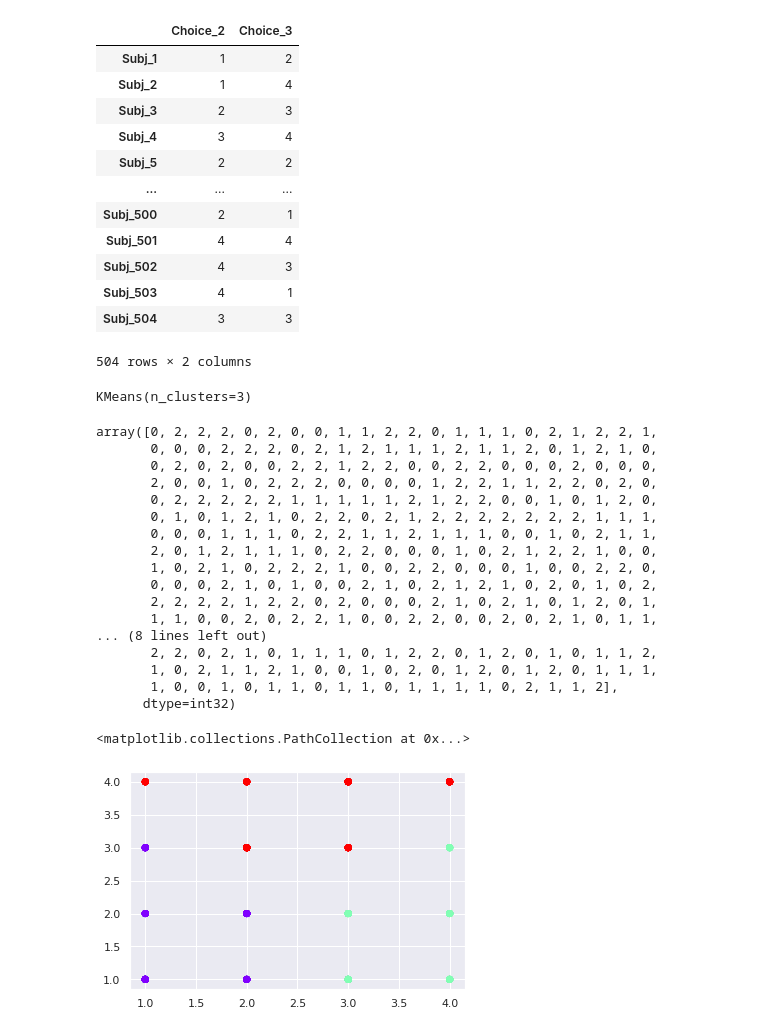
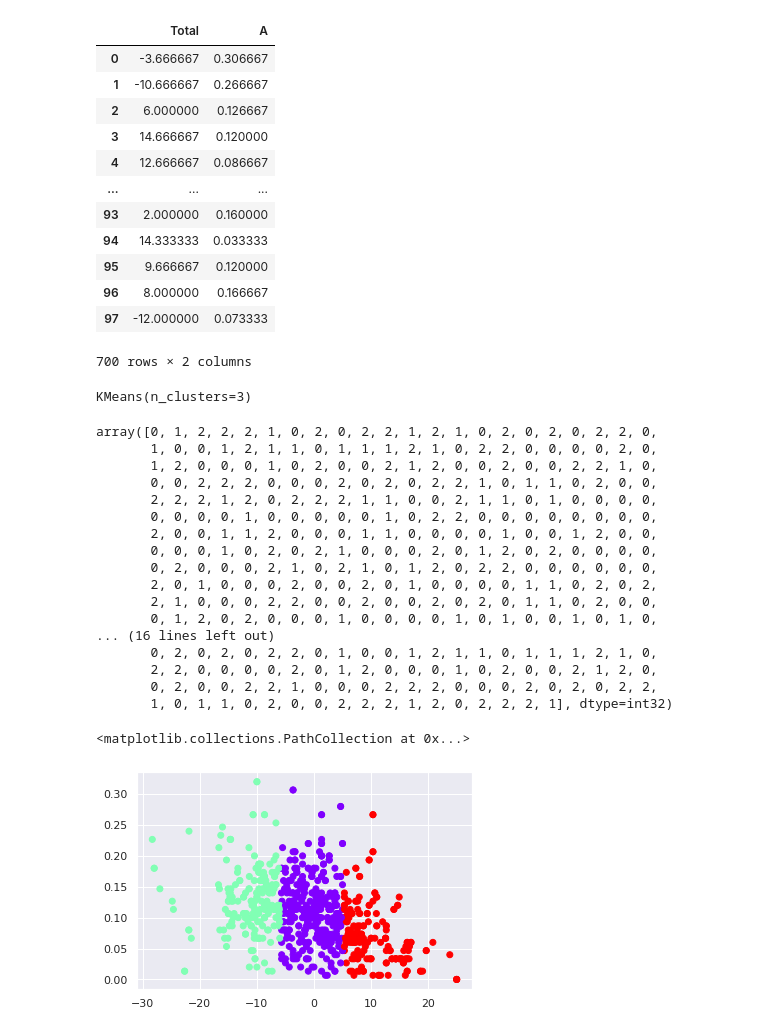
Before and after one commit to mcauleyc/CA4015_Assignment_1, a Jupyter notebook: Book/clustering.ipynb, the cells around one changed output. Saved outputs shown, nothing was run; the diff lists cells and outputs as text; code cells hidden in the pictures.

```diff
--- a/Book/clustering.ipynb
+++ b/Book/clustering.ipynb
@@ -43,0 +9,3 @@ loss
+# %%
+df = pd.read_csv("./data/agg_all.csv", index_col=0)
+df
@@ -51,20 +64,20 @@ plt.show()
 # %%
-x = data.iloc[:,1:3] # 1t for rows and second for columns
+x = df.iloc[:,:2] # 1t for rows and second for columns
 x
 # %% [output]
-|  | Choice_2 | Choice_3 |
-| Subj_1 | 1 | 2 |
-| Subj_2 | 1 | 4 |
-| Subj_3 | 2 | 3 |
-| Subj_4 | 3 | 4 |
-| Subj_5 | 2 | 2 |
+|  | Total | A |
+| 0 | -3.666667 | 0.306667 |
+| 1 | -10.666667 | 0.266667 |
+| 2 | 6.000000 | 0.126667 |
+| 3 | 14.666667 | 0.120000 |
+| 4 | 12.666667 | 0.086667 |
 | ... | ... | ... |
-| Subj_500 | 2 | 1 |
-| Subj_501 | 4 | 4 |
-| Subj_502 | 4 | 3 |
-| Subj_503 | 4 | 1 |
-| Subj_504 | 3 | 3 |
+| 93 | 2.000000 | 0.160000 |
+| 94 | 14.333333 | 0.033333 |
+| 95 | 9.666667 | 0.120000 |
+| 96 | 8.000000 | 0.166667 |
+| 97 | -12.000000 | 0.073333 |
-504 rows × 2 columns
+700 rows × 2 columns
 # %%
 kmeans = KMeans(3)
 kmeans.fit(x)
@@ -74,27 +87,27 @@ KMeans(n_clusters=3)
 identified_clusters = kmeans.fit_predict(x)
 identified_clusters
 # %% [output]
-array([0, 2, 2, 2, 0, 2, 0, 0, 1, 1, 2, 2, 0, 1, 1, 1, 0, 2, 1, 2, 2, 1,
-       0, 0, 0, 2, 2, 2, 0, 2, 1, 2, 1, 1, 1, 2, 1, 1, 2, 0, 1, 2, 1, 0,
-       0, 2, 0, 2, 0, 0, 2, 2, 1, 2, 2, 0, 0, 2, 2, 0, 0, 0, 2, 0, 0, 0,
-       2, 0, 0, 1, 0, 2, 2, 2, 0, 0, 0, 0, 1, 2, 2, 1, 1, 2, 2, 0, 2, 0,
-       0, 2, 2, 2, 2, 2, 1, 1, 1, 1, 1, 2, 1, 2, 2, 0, 0, 1, 0, 1, 2, 0,
-       0, 1, 0, 1, 2, 1, 0, 2, 2, 0, 2, 1, 2, 2, 2, 2, 2, 2, 2, 1, 1, 1,
-       0, 0, 0, 1, 1, 1, 0, 2, 2, 1, 1, 2, 1, 1, 1, 0, 0, 1, 0, 2, 1, 1,
-       2, 0, 1, 2, 1, 1, 1, 0, 2, 2, 0, 0, 0, 1, 0, 2, 1, 2, 2, 1, 0, 0,
-       1, 0, 2, 1, 0, 2, 2, 2, 1, 0, 0, 2, 2, 0, 0, 0, 1, 0, 0, 2, 2, 0,
-       0, 0, 0, 2, 1, 0, 1, 0, 0, 2, 1, 0, 2, 1, 2, 1, 0, 2, 0, 1, 0, 2,
-       2, 2, 2, 2, 1, 2, 2, 0, 2, 0, 0, 0, 2, 1, 0, 2, 1, 0, 1, 2, 0, 1,
-       1, 1, 0, 0, 2, 0, 2, 2, 1, 0, 0, 2, 2, 0, 0, 2, 0, 2, 1, 0, 1, 1,
-... (8 lines left out)
-       2, 2, 0, 2, 1, 0, 1, 1, 1, 0, 1, 2, 2, 0, 1, 2, 0, 1, 0, 1, 1, 2,
-       1, 0, 2, 1, 1, 2, 1, 0, 0, 1, 0, 2, 0, 1, 2, 0, 1, 2, 0, 1, 1, 1,
-       1, 0, 0, 1, 0, 1, 1, 0, 1, 1, 0, 1, 1, 1, 1, 0, 2, 1, 1, 2],
-      dtype=int32)
+array([0, 1, 2, 2, 2, 1, 0, 2, 0, 2, 2, 1, 2, 1, 0, 2, 0, 2, 0, 2, 2, 0,
+       1, 0, 0, 1, 2, 1, 1, 0, 1, 1, 1, 2, 1, 0, 2, 2, 0, 0, 0, 0, 2, 0,
+       1, 2, 0, 0, 0, 1, 0, 2, 0, 0, 2, 1, 2, 0, 0, 2, 0, 0, 2, 2, 1, 0,
+       0, 0, 2, 2, 2, 0, 0, 0, 2, 0, 2, 0, 2, 2, 1, 0, 1, 1, 0, 2, 0, 0,
+       2, 2, 2, 1, 2, 0, 2, 2, 2, 1, 1, 0, 0, 2, 1, 1, 0, 1, 0, 0, 0, 0,
+       0, 0, 0, 0, 1, 0, 0, 0, 0, 0, 1, 0, 2, 2, 0, 0, 0, 0, 0, 0, 0, 0,
+       2, 0, 0, 1, 1, 2, 0, 0, 0, 1, 1, 0, 0, 0, 0, 1, 0, 0, 1, 2, 0, 0,
+       0, 0, 0, 1, 0, 2, 0, 2, 1, 0, 0, 0, 2, 0, 1, 2, 0, 2, 0, 0, 0, 0,
+       0, 2, 0, 0, 0, 2, 1, 0, 2, 1, 0, 1, 2, 0, 2, 2, 0, 0, 0, 0, 0, 0,
+       2, 0, 1, 0, 0, 0, 2, 0, 0, 2, 0, 1, 0, 0, 0, 0, 1, 1, 0, 2, 0, 2,
+       2, 1, 0, 0, 0, 2, 2, 0, 0, 2, 0, 0, 2, 0, 2, 0, 1, 1, 0, 2, 0, 0,
+       0, 1, 2, 0, 2, 0, 0, 0, 1, 0, 0, 0, 0, 1, 0, 1, 0, 0, 1, 0, 1, 0,
+... (16 lines left out)
+       0, 2, 0, 2, 0, 2, 2, 0, 1, 0, 0, 1, 2, 1, 1, 0, 1, 1, 1, 2, 1, 0,
+       2, 2, 0, 0, 0, 0, 2, 0, 1, 2, 0, 0, 0, 1, 0, 2, 0, 0, 2, 1, 2, 0,
+       0, 2, 0, 0, 2, 2, 1, 0, 0, 0, 2, 2, 2, 0, 0, 0, 2, 0, 2, 0, 2, 2,
+       1, 0, 1, 1, 0, 2, 0, 0, 2, 2, 2, 1, 2, 0, 2, 2, 2, 1], dtype=int32)
 # %%
-data_with_clusters = data.copy()
+data_with_clusters = df.copy()
 data_with_clusters['Clusters'] = identified_clusters
-plt.scatter(data_with_clusters['Choice_2'],data_with_clusters['Choice_3'],c=data_with_clusters['Clusters'],cmap='rainbow')
+plt.scatter(data_with_clusters['Total'],data_with_clusters['A'],c=data_with_clusters['Clusters'],cmap='rainbow')
 # %% [output]
 <matplotlib.collections.PathCollection at 0x...>
-[figure, old version]
+[figure, new version]
```
Also changed, not shown: parts of 9 cells of this notebook, 29 other files.
